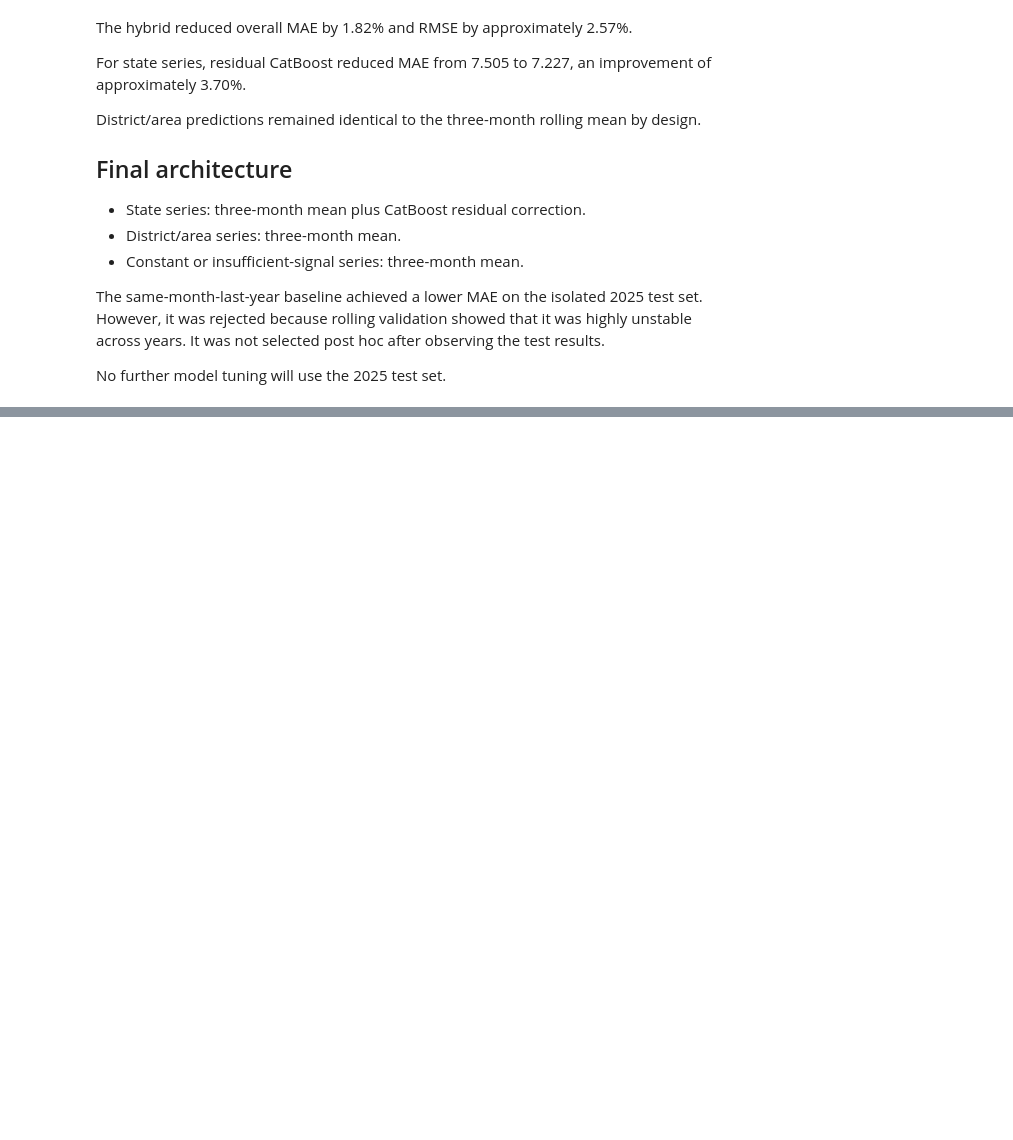
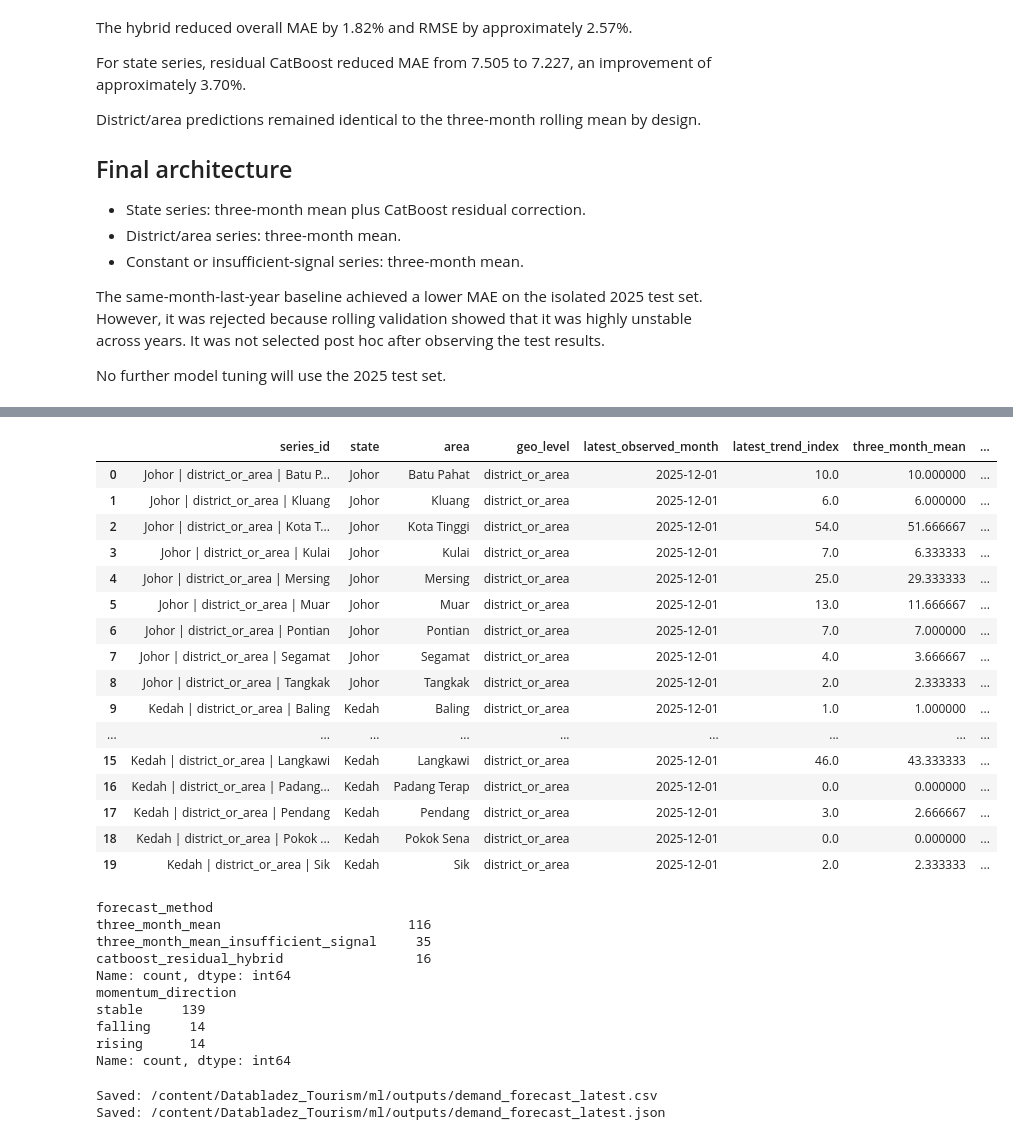
Before and after one commit to Nadsyuhamus/Databladez_Tourism, a Jupyter notebook: 01_data_audit.ipynb, the cells around one changed output, grey strips where cells are left out. Cells and saved outputs as stored; diff of their text form; code cells hidden in the pictures; blank space fills up the shorter version.

Commit message:
Export forecasting model and integration outputs

```diff
--- a/01_data_audit.ipynb
+++ b/01_data_audit.ipynb
@@ -3677,0 +4057,72 @@ No further model tuning will use the 2025 test set.
+# %%
+display(
+    forecast_output.head(20)
+)
+
+print(
+    forecast_output[
+        "forecast_method"
+    ].value_counts()
+)
+
+print(
+    forecast_output[
+        "momentum_direction"
+    ].value_counts()
+)
+# %% [output]
+|  | series_id | state | area | geo_level | latest_observed_month | latest_trend_index | three_month_mean | ... |
+| 0 | Johor | district_or_area | Batu P... | Johor | Batu Pahat | district_or_area | 2025-12-01 | 10.0 | 10.000000 | ... |
+| 1 | Johor | district_or_area | Kluang | Johor | Kluang | district_or_area | 2025-12-01 | 6.0 | 6.000000 | ... |
+| 2 | Johor | district_or_area | Kota T... | Johor | Kota Tinggi | district_or_area | 2025-12-01 | 54.0 | 51.666667 | ... |
+| 3 | Johor | district_or_area | Kulai | Johor | Kulai | district_or_area | 2025-12-01 | 7.0 | 6.333333 | ... |
+| 4 | Johor | district_or_area | Mersing | Johor | Mersing | district_or_area | 2025-12-01 | 25.0 | 29.333333 | ... |
+| 5 | Johor | district_or_area | Muar | Johor | Muar | district_or_area | 2025-12-01 | 13.0 | 11.666667 | ... |
+| 6 | Johor | district_or_area | Pontian | Johor | Pontian | district_or_area | 2025-12-01 | 7.0 | 7.000000 | ... |
+| 7 | Johor | district_or_area | Segamat | Johor | Segamat | district_or_area | 2025-12-01 | 4.0 | 3.666667 | ... |
+| 8 | Johor | district_or_area | Tangkak | Johor | Tangkak | district_or_area | 2025-12-01 | 2.0 | 2.333333 | ... |
+| 9 | Kedah | district_or_area | Baling | Kedah | Baling | district_or_area | 2025-12-01 | 1.0 | 1.000000 | ... |
+| ... | ... | ... | ... | ... | ... | ... | ... | ... |
+| 15 | Kedah | district_or_area | Langkawi | Kedah | Langkawi | district_or_area | 2025-12-01 | 46.0 | 43.333333 | ... |
+| 16 | Kedah | district_or_area | Padang... | Kedah | Padang Terap | district_or_area | 2025-12-01 | 0.0 | 0.000000 | ... |
+| 17 | Kedah | district_or_area | Pendang | Kedah | Pendang | district_or_area | 2025-12-01 | 3.0 | 2.666667 | ... |
+| 18 | Kedah | district_or_area | Pokok ... | Kedah | Pokok Sena | district_or_area | 2025-12-01 | 0.0 | 0.000000 | ... |
+| 19 | Kedah | district_or_area | Sik | Kedah | Sik | district_or_area | 2025-12-01 | 2.0 | 2.333333 | ... |
+forecast_method
+three_month_mean                        116
+three_month_mean_insufficient_signal     35
+catboost_residual_hybrid                 16
+Name: count, dtype: int64
+momentum_direction
+stable     139
+falling     14
+rising      14
+Name: count, dtype: int64
+# %%
+FORECAST_CSV_PATH = (
+    ML_OUTPUT_DIR
+    / "demand_forecast_latest.csv"
+)
+
+FORECAST_JSON_PATH = (
+    ML_OUTPUT_DIR
+    / "demand_forecast_latest.json"
+)
+
+forecast_output.to_csv(
+    FORECAST_CSV_PATH,
+    index=False,
+)
+
+forecast_output.to_json(
+    FORECAST_JSON_PATH,
+    orient="records",
+    date_format="iso",
+    indent=2,
+)
+
+print("Saved:", FORECAST_CSV_PATH)
+print("Saved:", FORECAST_JSON_PATH)
+# %% [output]
+Saved: /content/Databladez_Tourism/ml/outputs/demand_forecast_latest.csv
+Saved: /content/Databladez_Tourism/ml/outputs/demand_forecast_latest.json
```
Also changed, not shown: parts of 12 cells of this notebook.
